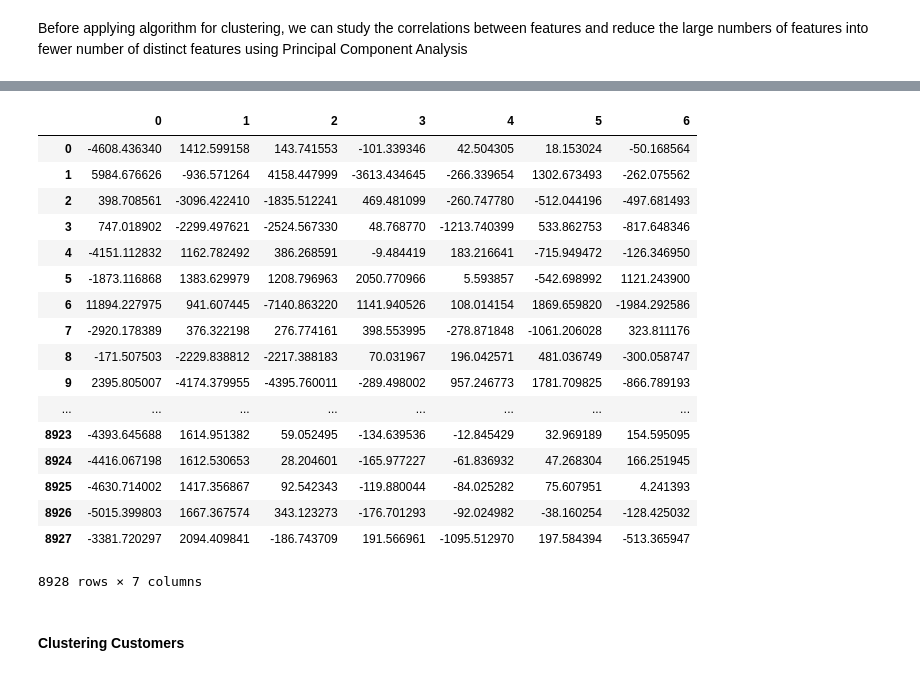
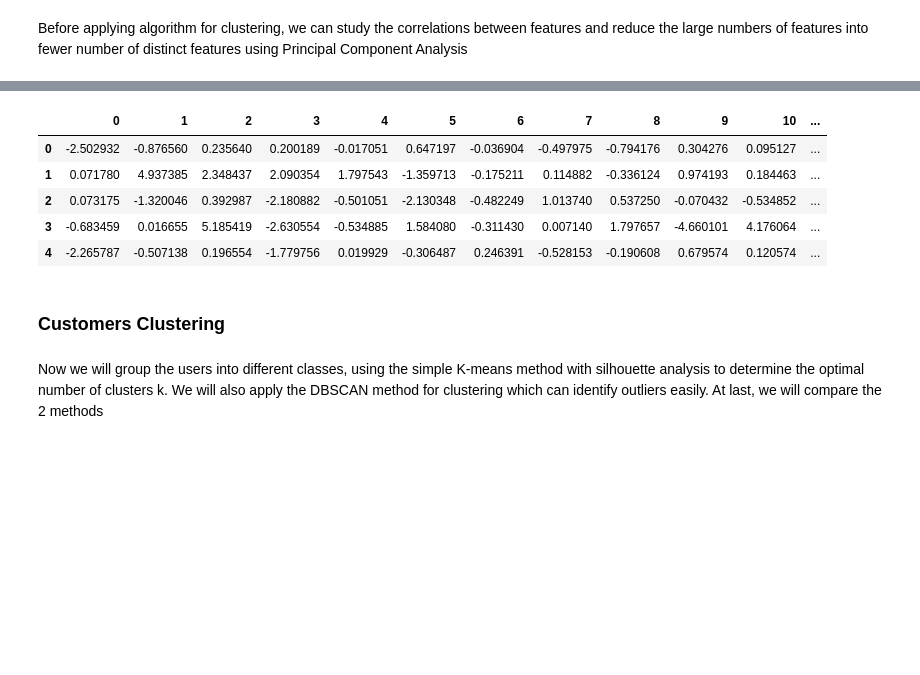
Before and after one commit to tonyshumlh/credit_card_cluster_open, a Jupyter notebook: credit_card_open_v1.ipynb, the cells around one changed output, grey strips where cells are left out. Cells and saved outputs as stored; diff of their text form; code cells hidden in the pictures; blank space fills up the shorter version.

```diff
--- a/credit_card_open_v1.ipynb
+++ b/credit_card_open_v1.ipynb
@@ -485,0 +495,6 @@ cc_dataexpl.sort_values(by = 'MIN_PAY_TO_PAYMENTS_RATIO', ascending = False)[['C
+# %%
+cc_dataengg = cc_dataengg.loc[:, cc_dataengg.columns != 'CUST_ID']
+scaler = StandardScaler()
+scaler.fit(cc_dataengg)
+cc_dataengg_norm = scaler.transform(cc_dataengg)
+cc_dataengg_norm
@@ -538,28 +553,18 @@ We can see that the number of components to explain ~ 100% of the variance is 7.
 # %%
-pca = PCA(n_components = 7)
-cc_dataengg_af_pca = pca.fit_transform(pca_matrix)
+pca = PCA(n_components = 12)
+cc_dataengg_af_pca = pca.fit_transform(cc_dataengg_norm)
 cc_dataengg_af_pca = pd.DataFrame(cc_dataengg_af_pca)
-cc_dataengg_af_pca
+cc_dataengg_af_pca.head()
 # %% [output]
-|  | 0 | 1 | 2 | 3 | 4 | 5 | 6 |
-| 0 | -4608.436340 | 1412.599158 | 143.741553 | -101.339346 | 42.504305 | 18.153024 | -50.168564 |
-| 1 | 5984.676626 | -936.571264 | 4158.447999 | -3613.434645 | -266.339654 | 1302.673493 | -262.075562 |
-| 2 | 398.708561 | -3096.422410 | -1835.512241 | 469.481099 | -260.747780 | -512.044196 | -497.681493 |
-| 3 | 747.018902 | -2299.497621 | -2524.567330 | 48.768770 | -1213.740399 | 533.862753 | -817.648346 |
-| 4 | -4151.112832 | 1162.782492 | 386.268591 | -9.484419 | 183.216641 | -715.949472 | -126.346950 |
-| 5 | -1873.116868 | 1383.629979 | 1208.796963 | 2050.770966 | 5.593857 | -542.698992 | 1121.243900 |
-| 6 | 11894.227975 | 941.607445 | -7140.863220 | 1141.940526 | 108.014154 | 1869.659820 | -1984.292586 |
-| 7 | -2920.178389 | 376.322198 | 276.774161 | 398.553995 | -278.871848 | -1061.206028 | 323.811176 |
-| 8 | -171.507503 | -2229.838812 | -2217.388183 | 70.031967 | 196.042571 | 481.036749 | -300.058747 |
-| 9 | 2395.805007 | -4174.379955 | -4395.760011 | -289.498002 | 957.246773 | 1781.709825 | -866.789193 |
-| ... | ... | ... | ... | ... | ... | ... | ... |
-| 8923 | -4393.645688 | 1614.951382 | 59.052495 | -134.639536 | -12.845429 | 32.969189 | 154.595095 |
-| 8924 | -4416.067198 | 1612.530653 | 28.204601 | -165.977227 | -61.836932 | 47.268304 | 166.251945 |
-| 8925 | -4630.714002 | 1417.356867 | 92.542343 | -119.880044 | -84.025282 | 75.607951 | 4.241393 |
-| 8926 | -5015.399803 | 1667.367574 | 343.123273 | -176.701293 | -92.024982 | -38.160254 | -128.425032 |
-| 8927 | -3381.720297 | 2094.409841 | -186.743709 | 191.566961 | -1095.512970 | 197.584394 | -513.365947 |
+|  | 0 | 1 | 2 | 3 | 4 | 5 | 6 | 7 | 8 | 9 | 10 | ... |
+| 0 | -2.502932 | -0.876560 | 0.235640 | 0.200189 | -0.017051 | 0.647197 | -0.036904 | -0.497975 | -0.794176 | 0.304276 | 0.095127 | ... |
+| 1 | 0.071780 | 4.937385 | 2.348437 | 2.090354 | 1.797543 | -1.359713 | -0.175211 | 0.114882 | -0.336124 | 0.974193 | 0.184463 | ... |
+| 2 | 0.073175 | -1.320046 | 0.392987 | -2.180882 | -0.501051 | -2.130348 | -0.482249 | 1.013740 | 0.537250 | -0.070432 | -0.534852 | ... |
+| 3 | -0.683459 | 0.016655 | 5.185419 | -2.630554 | -0.534885 | 1.584080 | -0.311430 | 0.007140 | 1.797657 | -4.660101 | 4.176064 | ... |
+| 4 | -2.265787 | -0.507138 | 0.196554 | -1.779756 | 0.019929 | -0.306487 | 0.246391 | -0.528153 | -0.190608 | 0.679574 | 0.120574 | ... |
-8928 rows × 7 columns
 # %% [markdown]
-#### Clustering Customers
+### Customers Clustering
+# %% [markdown]
+Now we will group the users into different classes, using the simple K-means method with silhouette analysis to determine the optimal number of clusters k. We will also apply the DBSCAN method for clustering which can identify outliers easily. At last, we will compare the 2 methods
 # %%
 cc_dataclus = cc_dataengg_af_pca.copy()
```
Also changed, not shown: parts of 68 cells of this notebook, 1 other file.
